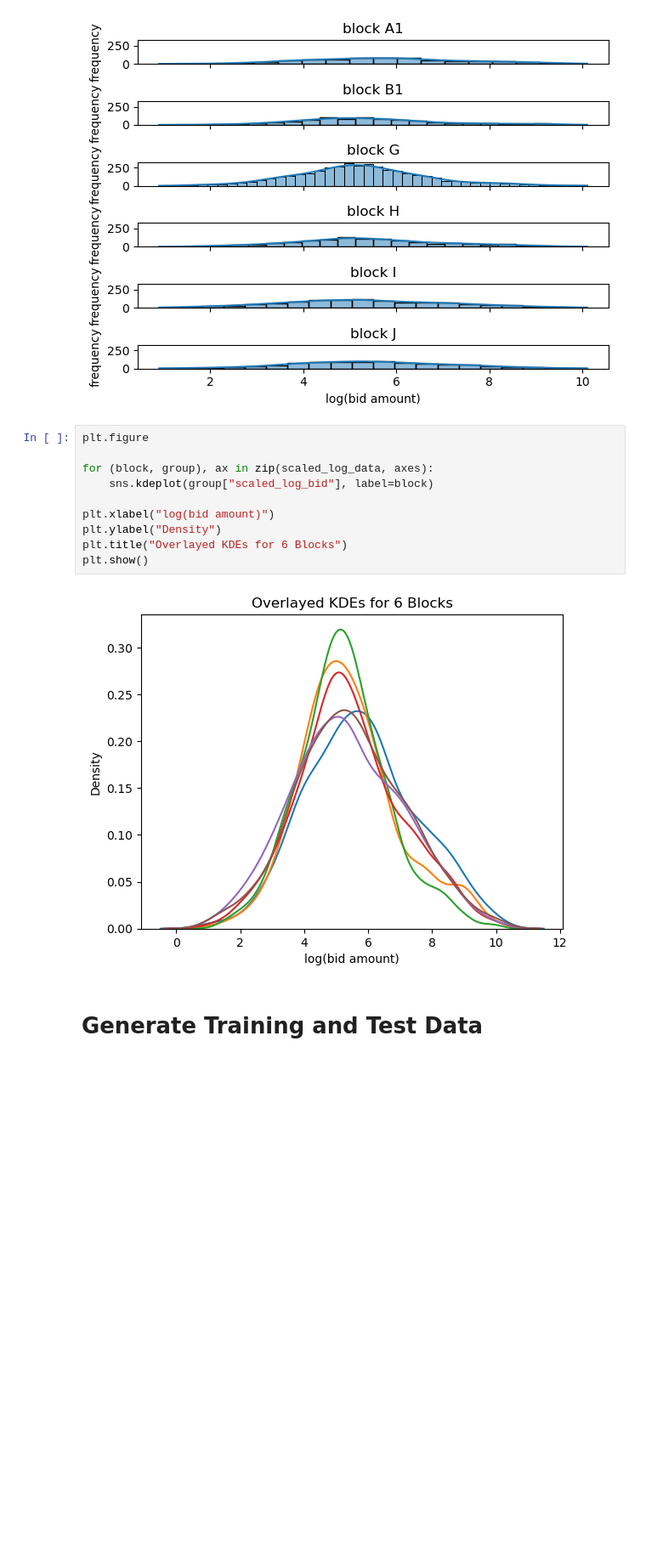
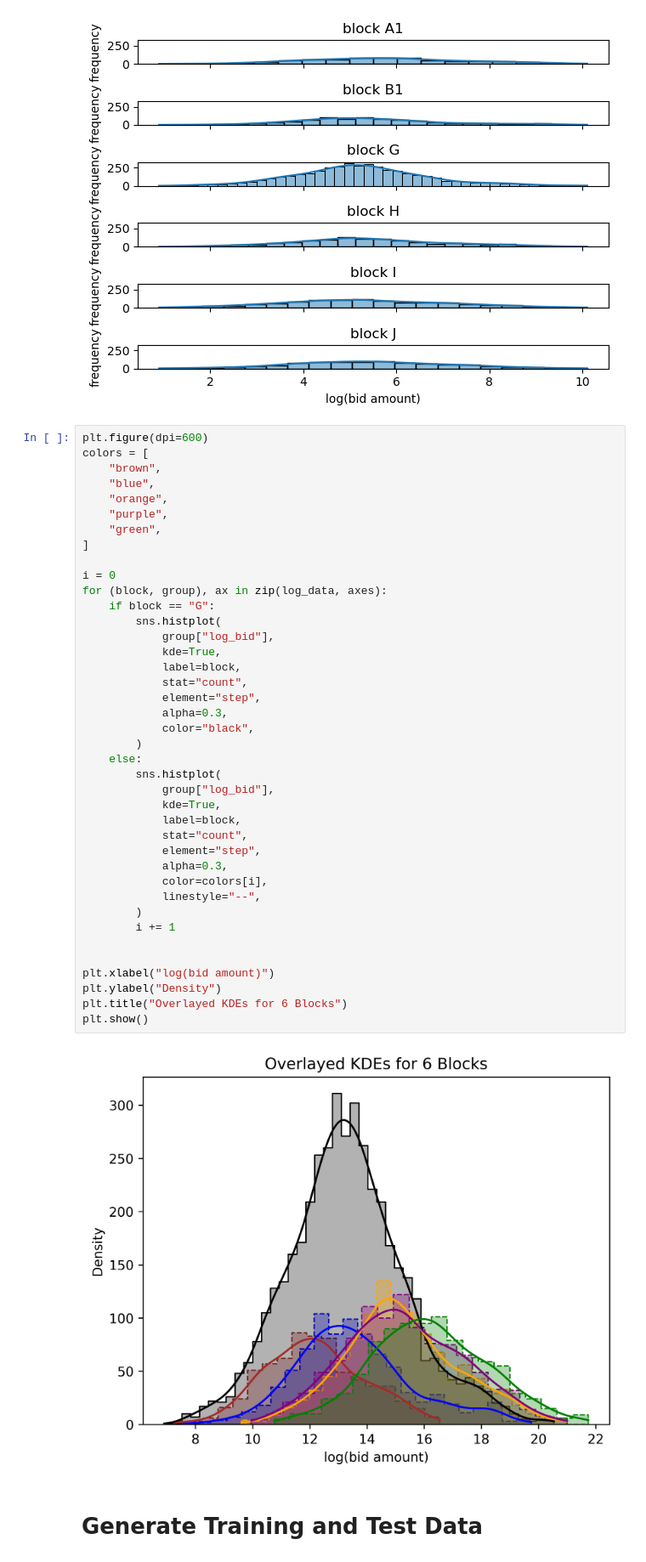
Before and after one commit to yingqi-gao/MAPP, a Jupyter notebook: real.ipynb, the cells around one changed output. Shown at 85% size. Drawn from its saved outputs; the diff is of its cells as text; blank space fills up the shorter version.

Commit message:
Made plots more perfect

```diff
--- a/real.ipynb
+++ b/real.ipynb
@@ -146,17 +146,47 @@ plt.show()
 # %% [output]
 [figure]
 # %%
-plt.figure
+plt.figure(dpi=600)
+colors = [
+    "brown",
+    "blue",
+    "orange",
+    "purple",
+    "green",
+]
 
-for (block, group), ax in zip(scaled_log_data, axes):
-    sns.kdeplot(group["scaled_log_bid"], label=block)
+i = 0
+for (block, group), ax in zip(log_data, axes):
+    if block == "G":
+        sns.histplot(
+            group["log_bid"],
+            kde=True,
+            label=block,
+            stat="count",
+            element="step",
+            alpha=0.3,
+            color="black",
+        )
+    else:
+        sns.histplot(
+            group["log_bid"],
+            kde=True,
+            label=block,
+            stat="count",
+            element="step",
+            alpha=0.3,
+            color=colors[i],
+            linestyle="--",
+        )
+        i += 1
+
 
 plt.xlabel("log(bid amount)")
 plt.ylabel("Density")
 plt.title("Overlayed KDEs for 6 Blocks")
 plt.show()
 # %% [output]
-[figure, old version]
+[figure, new version]
 # %% [markdown]
 # Generate Training and Test Data
 # %%
```
Also changed, not shown: parts of 2 cells of this notebook, 3 other files.
